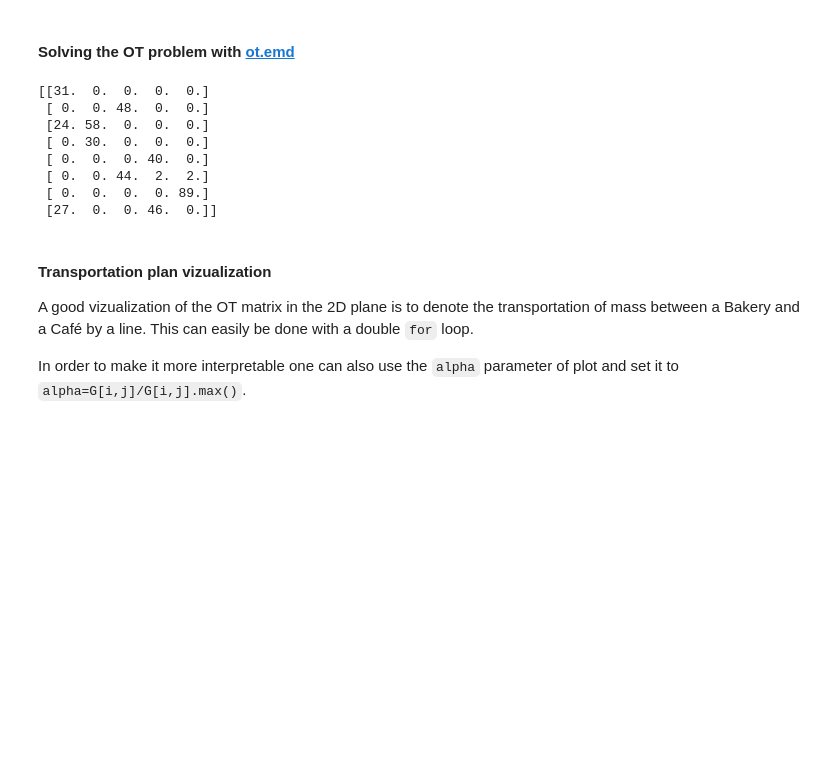
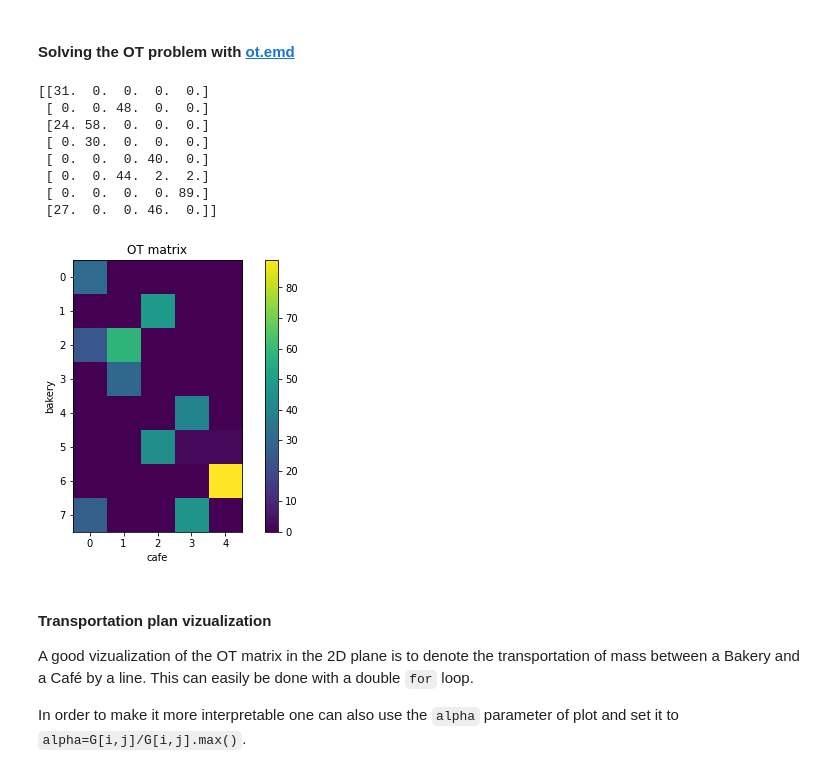
Before and after one commit to HaoPham23/OTML_DS3_2018, a Jupyter notebook: 0_Intro_OT.ipynb, the cells around one changed output. Saved outputs shown, nothing was run; the diff lists cells and outputs as text; code cells hidden in the pictures; blank space fills up the shorter version.

```diff
--- a/0_Intro_OT.ipynb
+++ b/0_Intro_OT.ipynb
@@ -124,15 +132,23 @@ print(cost_matrix)
 # %%
 G0 = ot.emd(bakery_prod,cafe_prod, M=cost_matrix)
 print(G0)
+pl.figure(3,(8,5))
+pl.imshow(G0)
+pl.colorbar()
+pl.xlabel('cafe')
+pl.ylabel('bakery')
+pl.title('OT matrix')
+pl.show()
 # %% [output]
 [[31.  0.  0.  0.  0.]
  [ 0.  0. 48.  0.  0.]
  [24. 58.  0.  0.  0.]
  [ 0. 30.  0.  0.  0.]
  [ 0.  0.  0. 40.  0.]
  [ 0.  0. 44.  2.  2.]
  [ 0.  0.  0.  0. 89.]
  [27.  0.  0. 46.  0.]]
+[figure, added]
 # %% [markdown]
 #### Transportation plan vizualization
 
```
Also changed, not shown: parts of 7 cells of this notebook.
